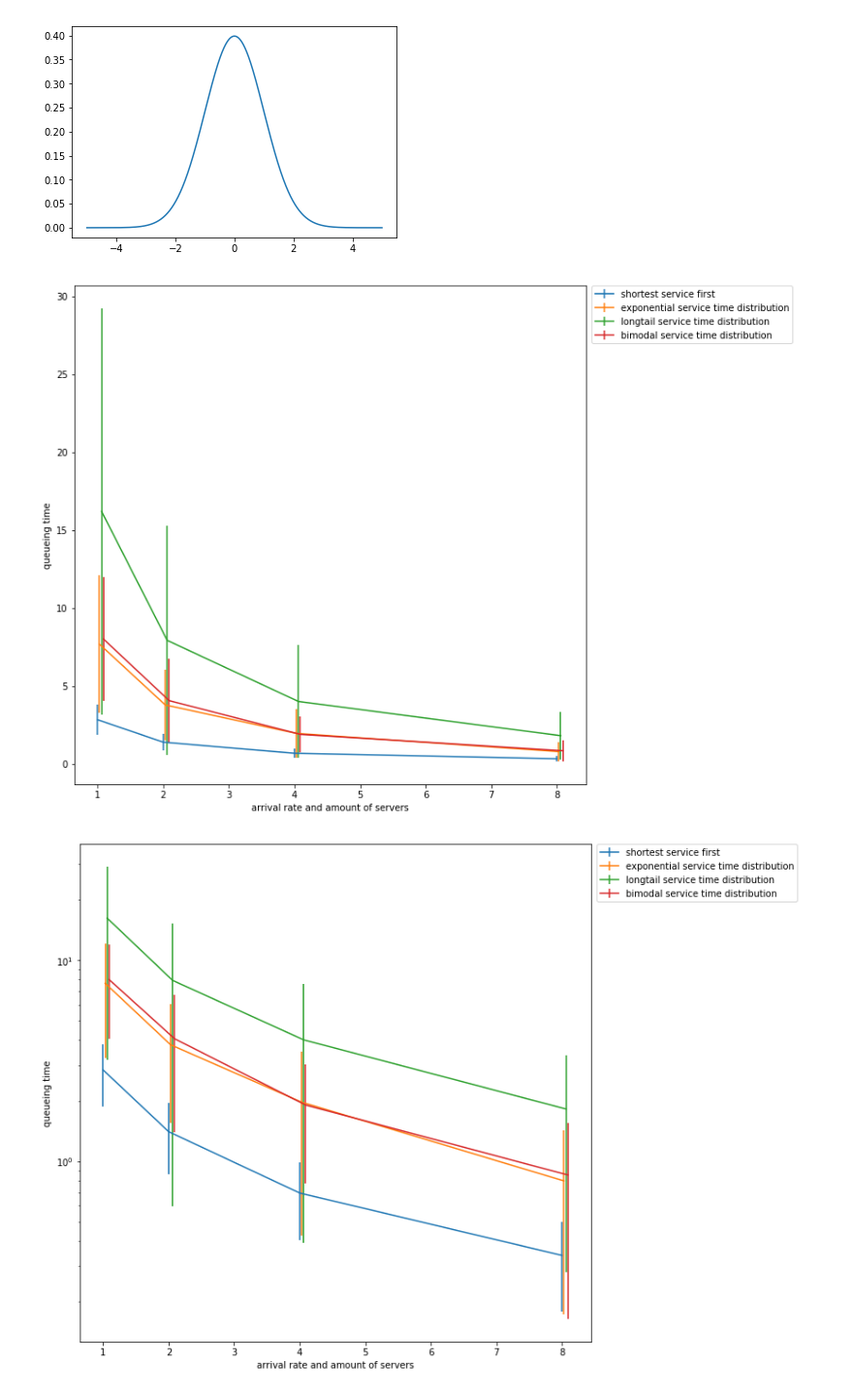
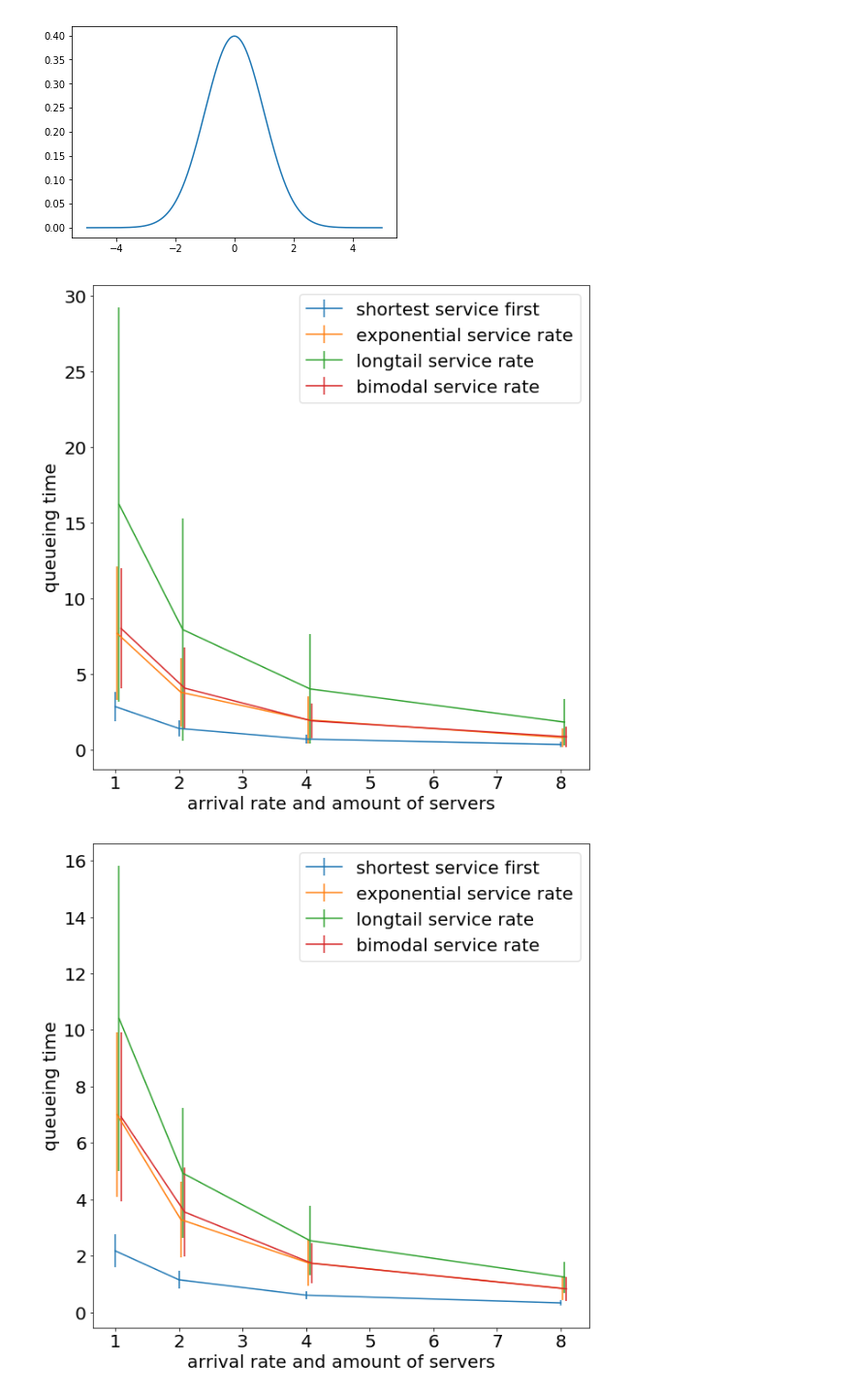
Before and after one commit to jasperdenduijf/StoSim, a Jupyter notebook: DES/PlotResults.ipynb, the cells around one changed output. Shown: that part at 97% size. Cells and saved outputs as stored; diff of their text form; code cells hidden in the pictures.

```diff
--- a/DES/PlotResults.ipynb
+++ b/DES/PlotResults.ipynb
@@ -10,42 +19,65 @@ plt.plot(x, y);
 [figure]
 # %%
 # waiting time, standard plot of the mean and standard devation
-labelList = ['shortest service first','exponential arrival rate','longtail arrival rate','bimodal arrival rate']
+labelList = ['shortest service first','exponential service rate','longtail service rate','bimodal service rate']
+
+# mean mean
 mean = [[2.841221013, 1.400890185, 0.69350736, 0.339385279],\
        [7.678722591, 3.791439864, 1.964056561, 0.797141592],\
        [16.20597471, 7.932737018, 4.013875002, 1.81809191],\
        [8.012524125, 4.066038797, 1.901449905, 0.853037081]]
+# standard deviation of the means
 std = [[0.981164412, 0.541011425, 0.291348148, 0.160724502],\
       [4.402575851, 2.251030331, 1.536606596, 0.624683194],\
       [13.02192423, 7.339213758, 3.620503599, 1.537769241],\
       [3.965794185, 2.676276868, 1.123280653, 0.689305222]]
+# mean of the standard deviations
+meanStd = [[2.175353282,1.150544781,0.606438368,0.332883019],\
+          [7.00202061,3.283008798,1.753379409,0.844851804],\
+          [10.40768808,4.927847966,2.538274692,1.245550788],\
+          [6.929702242,3.549288319,1.735535604,0.828320681]]
+# standard deviation of the standard deviations
+stdStd = [[0.57503258,0.322389853,0.149483775,0.094192518],\
+         [2.918376882,1.335297494,0.833568762,0.423486368],\
+         [5.410783765,2.298534698,1.237362818,0.550266176],\
+          [3.004677939,1.584825763,0.71140527,0.423351994]]
+
 
 # create slight room in the x axis to be able to see the standard deviations
 plots = len(labelList)
 LambdaAndN = [[1,2,4,8]]
 for plotNumber in range(plots - 1):
     LambdaAndN.append([])
     for serviceTimeAndServer in LambdaAndN[0]:
         LambdaAndN[plotNumber + 1].append(serviceTimeAndServer + 0.03*(plotNumber + 1))
 
-# plot with normal axes
+# plot mean with normal axes
 plt.figure(figsize=(10,10))
 for plot in range(plots):
     plt.errorbar(LambdaAndN[plot], mean[plot], yerr = std[plot], label  = labelList[plot])
-plt.legend(bbox_to_anchor=(1.01, 1), loc=2, borderaxespad=0.)
+plt.legend()
+plt.xlabel('arrival rate and amount of servers')
+plt.ylabel('queueing time')
+plt.show();
+
+# plot standard deviation with normal axes
+plt.figure(figsize=(10,10))
+for plot in range(plots):
+    plt.errorbar(LambdaAndN[plot], meanStd[plot], yerr = stdStd[plot], label  = labelList[plot])
+plt.legend()
 plt.xlabel('arrival rate and amount of servers')
 plt.ylabel('queueing time')
 plt.show();
 
 # plot with logarithmic y axis
 plt.figure(figsize=(10,10))
 for plot in range(plots):
     plt.errorbar(LambdaAndN[plot], mean[plot], yerr = std[plot], label  = labelList[plot])
-plt.legend(bbox_to_anchor=(1.01, 1), loc=2, borderaxespad=0.)
+plt.legend()
 plt.xlabel('arrival rate and amount of servers')
 plt.ylabel('queueing time')
 plt.yscale("log")
 plt.show();
 # %% [output]
-[figure, old version]
+[figure, new version]
-[figure, old version]
+[figure, new version]
```
Also changed, not shown: parts of 4 cells of this notebook, 11 other files.
